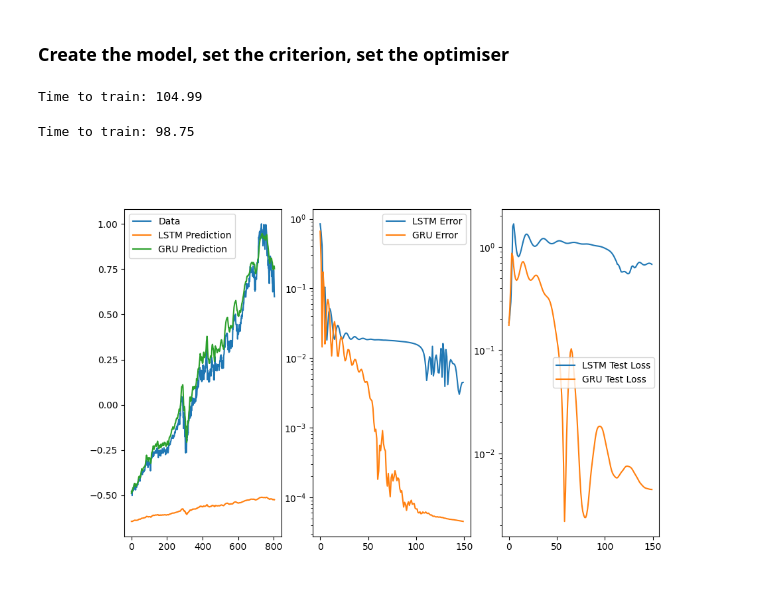
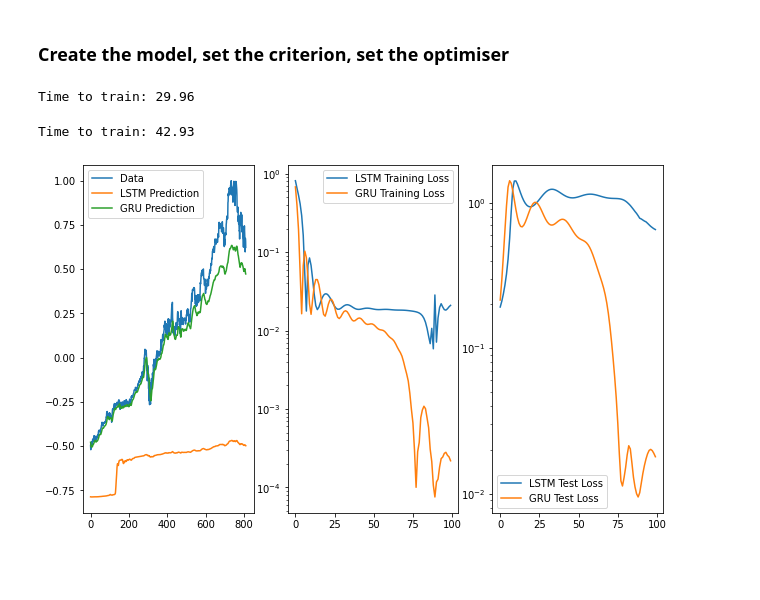
Before and after one commit to gbeales/home-models, a Jupyter notebook: Pytorch Price Prediction/price_prediction.ipynb, the cells around one changed output. Saved outputs shown, nothing was run; the diff lists cells and outputs as text; code cells hidden in the pictures; blank space fills up the shorter version.

```diff
--- a/Pytorch Price Prediction/price_prediction.ipynb
+++ b/Pytorch Price Prediction/price_prediction.ipynb
@@ -28,7 +24,7 @@ See the caveats in the documentation: https://pandas.pydata.org/pandas-docs/stab
 # %%
 from functions import split_data
 
-lookback = 50 # sequence length
+lookback = 20 # sequence length
 x_train, y_train, x_test, y_test = split_data(price, lookback)
 # %%
 import torch as t
@@ -42,10 +38,10 @@ y_test = t.as_tensor(y_test, dtype=t.float32)
 ### Create the model, set the criterion, set the optimiser
 # %%
 input_dim = 1
-hidden_dim = 32
+hidden_dim = 16
 num_layers = 2
 output_dim = 1
-num_epochs = 150
+num_epochs = 100
 # %%
 from functions import LSTM, GRU
 # %%
@@ -79,7 +75,7 @@ for i in tqdm(range(num_epochs), desc='Epoch'):
 training_time = perf_counter() - start_time
 print(f'Time to train: {training_time:0.2f}')
 # %% [output]
-Time to train: 104.99
+Time to train: 29.96
 # %%
 from functions import GRU
 from time import perf_counter
@@ -111,31 +107,31 @@ for i in tqdm(range(num_epochs), desc='Epoch'):
 training_time = perf_counter() - start_time
 print(f'Time to train: {training_time:0.2f}')
 # %% [output]
-Time to train: 98.75
+Time to train: 42.93
 # %%
 import matplotlib.pyplot as plt
 
 fig = plt.figure(2, figsize=(10.4, 6.4))
 fig.clear()
 
 ax_right = fig.add_subplot(133)
 ax_right.plot(test_loss_lstm, label='LSTM Test Loss')
 ax_right.plot(test_loss_gru, label='GRU Test Loss')
 ax_right.set_yscale('log')
 plt.legend()
 
 ax_mid = fig.add_subplot(132)
-ax_mid.plot(hist_lstm, label='LSTM Error')
-ax_mid.plot(hist_gru, label='GRU Error')
+ax_mid.plot(hist_lstm, label='LSTM Training Loss')
+ax_mid.plot(hist_gru, label='GRU Training Loss')
 ax_mid.set_yscale('log')
 plt.legend()
 
 ax_left = fig.add_subplot(131)
 ax_left.plot(t.squeeze(y_test).detach(), label='Data')
 ax_left.plot(t.squeeze(model_LSTM(x_test)).detach(), label='LSTM Prediction')
 ax_left.plot(t.squeeze(model_GRU(x_test)).detach(), label='GRU Prediction')
 plt.legend()
 
 plt.show()
 # %% [output]
-[figure, old version]
+[figure, new version]
```
Also changed, not shown: parts of 7 cells of this notebook, 1 other file.
